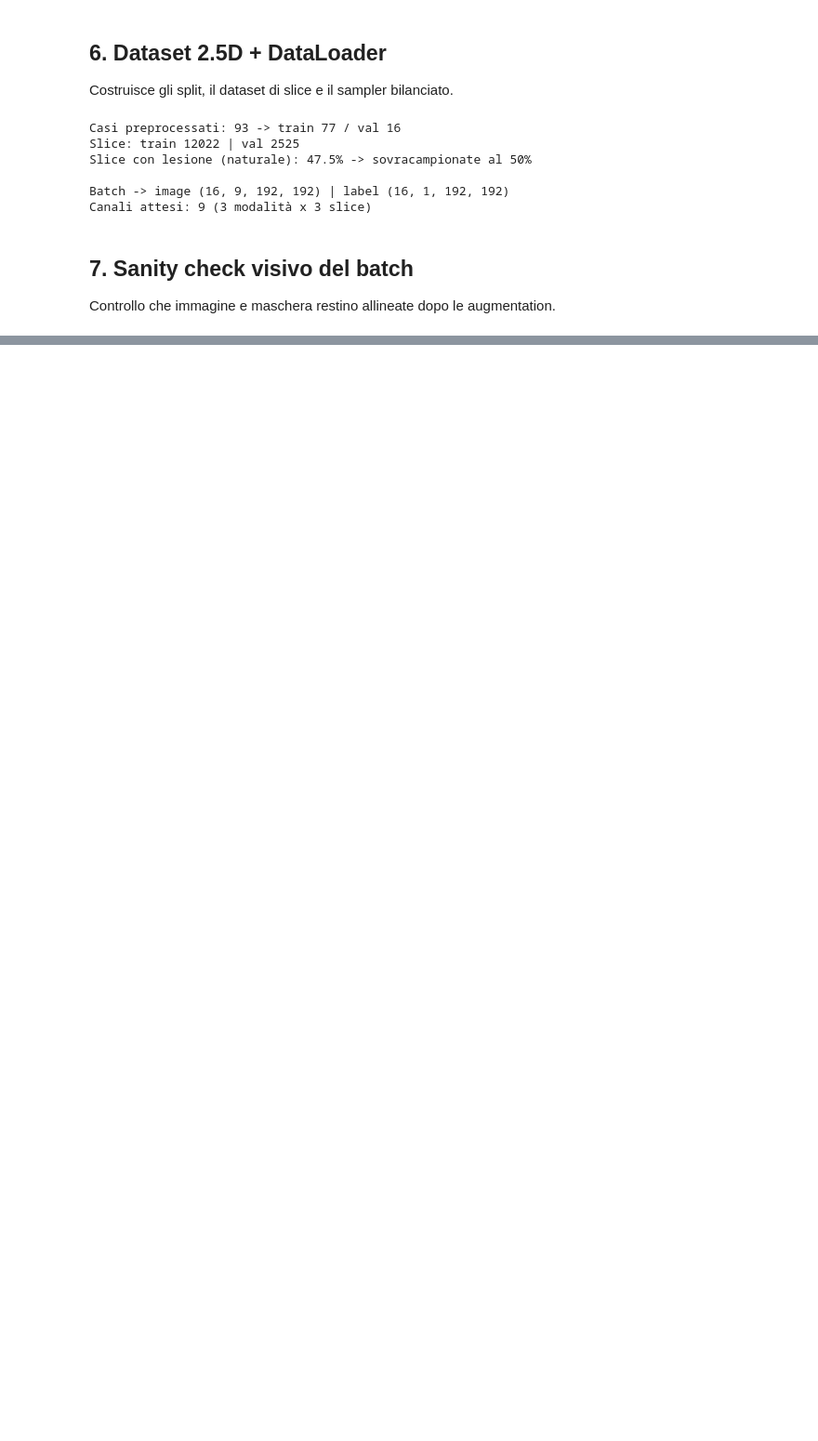
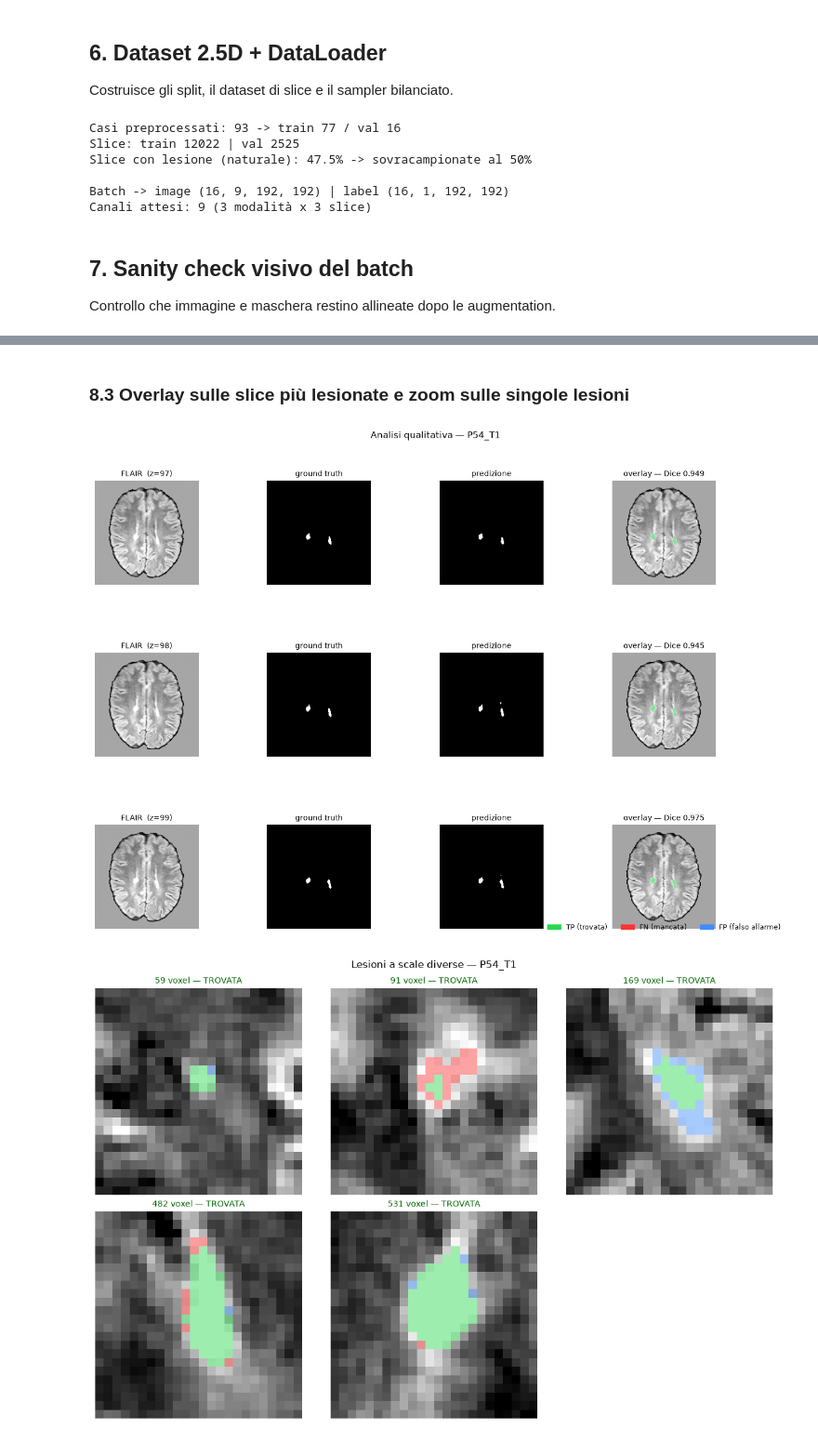
Before and after one commit to Massyiwnl/ms-lesion-seg, a Jupyter notebook: notebooks/runner.ipynb, the cells around one changed output, grey strips where cells are left out. Shown at 93% size. Saved outputs shown, nothing was run; the diff lists cells and outputs as text; code cells hidden in the pictures; blank space fills up the shorter version.

```diff
--- a/notebooks/runner.ipynb
+++ b/notebooks/runner.ipynb
@@ -203,0 +263,8 @@ else:
+# %% [markdown]
+### 8.3 Overlay sulle slice più lesionate e zoom sulle singole lesioni
+# %%
+plot_case_overlay(img, gt, pred, case_name=CASE, n_slices=3); plt.show()
+plot_lesion_zoom(img, gt, pred, case_name=CASE, n_lesions=6); plt.show()
+# %% [output]
+[figure, added]
+[figure, added]
```
Also changed, not shown: parts of 16 cells of this notebook.
